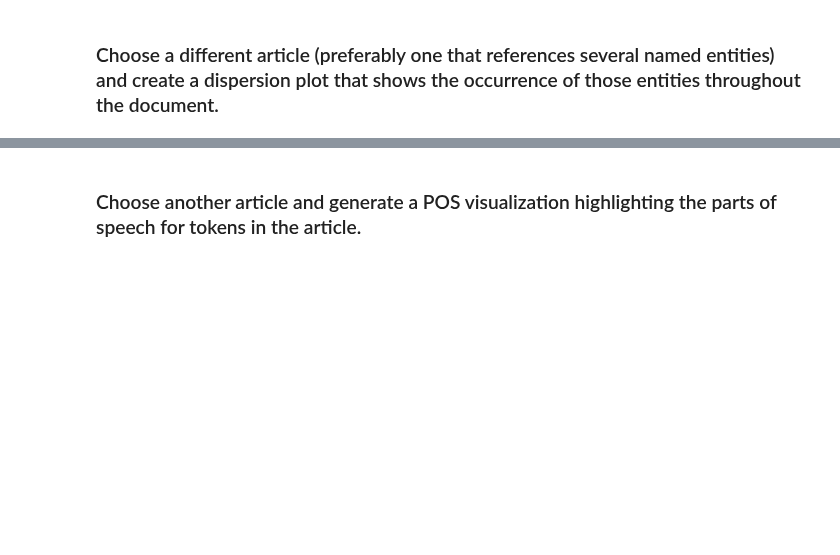
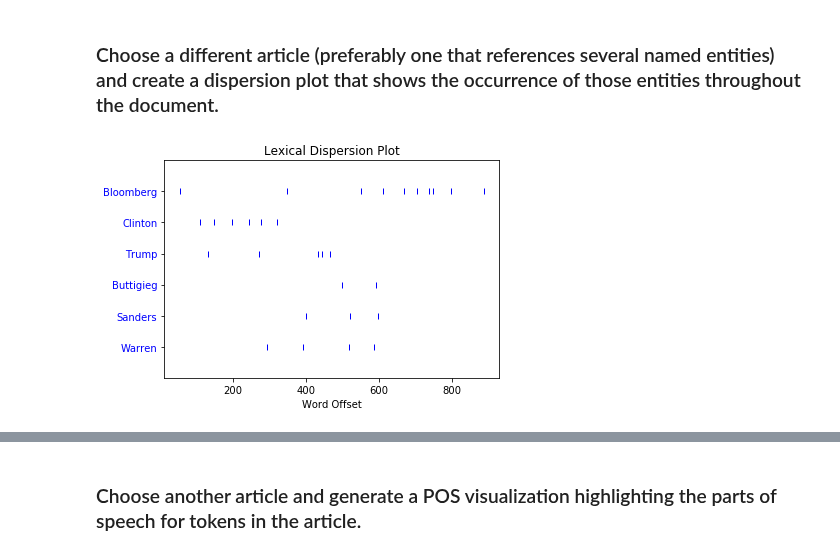
Before and after one commit to DJGump/module-work-DSI06, a Jupyter notebook: week_15/pairwork/Day 73, Lecture 2_ Assignment.ipynb, the cells around one changed output, grey strips where cells are left out. Drawn from its saved outputs; the diff is of its cells as text; code cells hidden in the pictures; blank space fills up the shorter version.

```diff
--- a/week_15/pairwork/Day 73, Lecture 2_ Assignment.ipynb
+++ b/week_15/pairwork/Day 73, Lecture 2_ Assignment.ipynb
@@ -107,2 +199,9 @@ cnn_corpus = PlaintextCorpusReader(PATH, DOC_PATTERN)
 # %% [markdown]
 ### Choose a different article (preferably one that references several named entities) and create a dispersion plot that shows the occurrence of those entities throughout the document.
+# %%
+doc_3 = docs_raw[3]
+doc_3_tokenized = word_tokenize(doc_3)
+figures = ["Bloomberg", "Clinton", "Trump", "Buttigieg", "Sanders", "Warren"]
+Text(doc_3_tokenized).dispersion_plot(figures)
+# %% [output]
+[figure, added]
```
Also changed, not shown: parts of 15 cells of this notebook, 4 other files.
